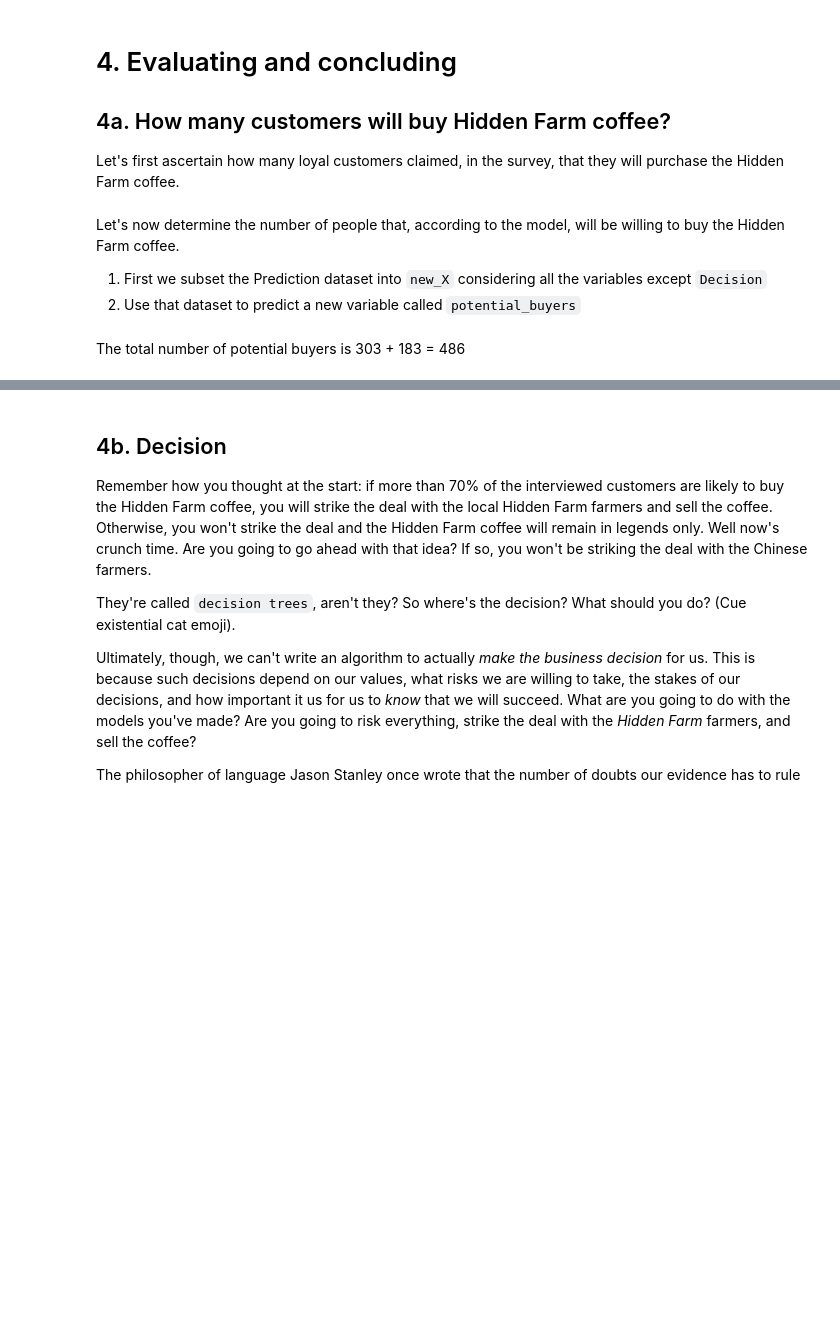
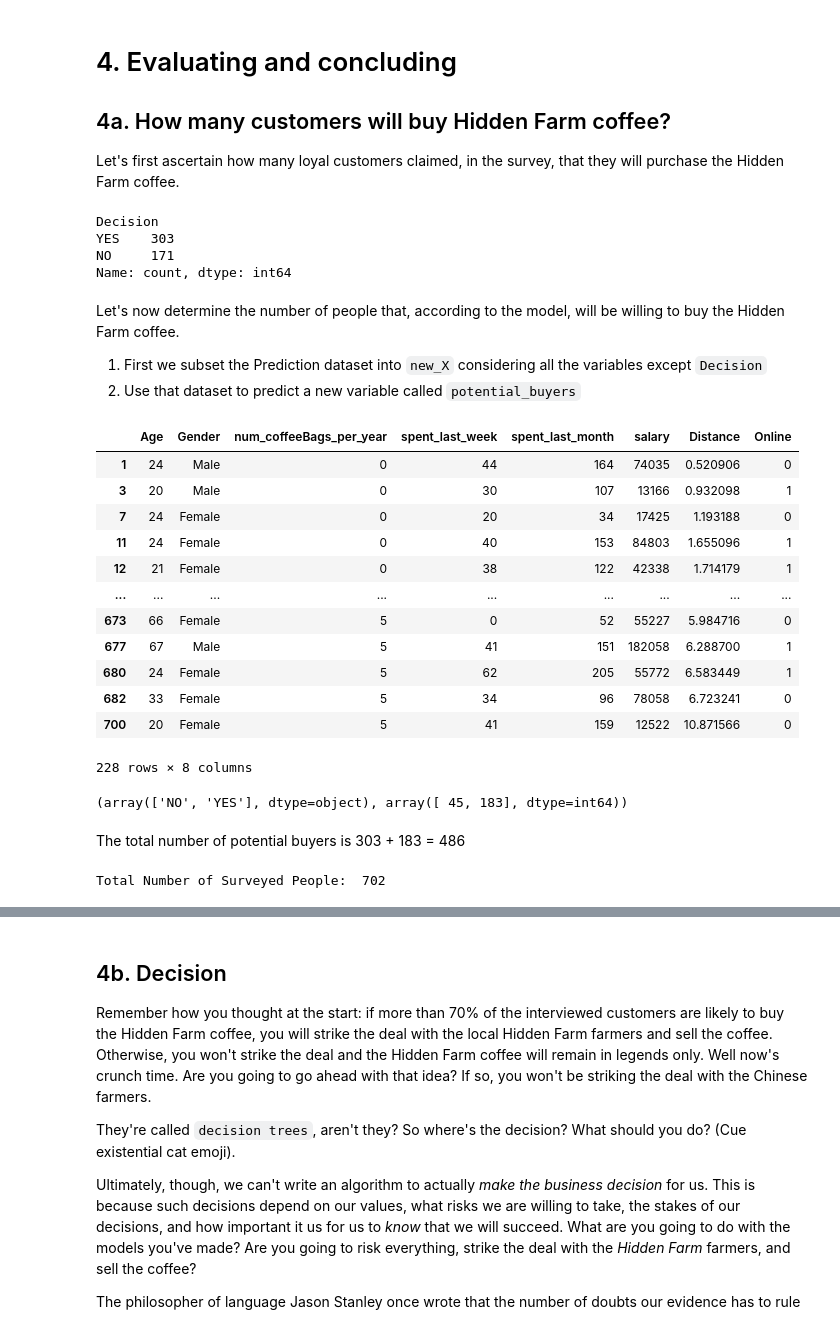
Before and after one commit to mdgarber/RRdinerCoffee_DecisionTree, a Jupyter notebook: 1613148038_Springboard_Decision_Tree_Specialty_Coffee_Case_Study_28012021_2_/Springboard Decision Tree Specialty Coffee Case Study - Tier 3.ipynb, the cells around one changed output, grey strips where cells are left out. Drawn from its saved outputs; the diff is of its cells as text; code cells hidden in the pictures; blank space fills up the shorter version.

```diff
--- a/1613148038_Springboard_Decision_Tree_Specialty_Coffee_Case_Study_28012021_2_/Springboard Decision Tree Specialty Coffee Case Study - Tier 3.ipynb
+++ b/1613148038_Springboard_Decision_Tree_Specialty_Coffee_Case_Study_28012021_2_/Springboard Decision Tree Specialty Coffee Case Study - Tier 3.ipynb
@@ -278,7 +278,7 @@ A: Yes. There seems to be a pretty clear diagonal decision boundary and positive
 ### 3. Get the subset of coffeeData with null values in the Decision column, and save that subset as Prediction
 # %%
 # Get just those rows whose value for the Decision column is null
-Prediction = coffeeData['Decision'].isnull()
+Prediction = coffeeData[coffeeData['Decision'].isnull()]
 # %%
 # Call describe() on Prediction
 Prediction.describe()
@@ -554,7 +616,12 @@ Now this is an elegant tree. Its accuracy might not be the highest, but it's sti
 Let's first ascertain how many loyal customers claimed, in the survey, that they will purchase the Hidden Farm coffee.
 # %%
 # Call value_counts() on the 'Decision' column of the original coffeeData
-_ _ _
+coffeeData['Decision'].value_counts()
+# %% [output]
+Decision
+YES    303
+NO     171
+Name: count, dtype: int64
 # %% [markdown]
 Let's now determine the number of people that, according to the model, will be willing to buy the Hidden Farm coffee.
 1. First we subset the Prediction dataset into `new_X` considering all the variables except `Decision`
@@ -562,9 +629,27 @@ Let's now determine the number of people that, according to the model, will be w
 # %%
 # Feature selection
 # Make a variable called feature_cols, and assign it a list containing all the column names except 'Decision'
-_ _ _
+feature_cols = ["Age", "Gender", "num_coffeeBags_per_year", "spent_last_week", "spent_last_month",
+       "salary", "Distance", "Online"]
 
 # Make a variable called new_X, and assign it the subset of Prediction, containing just the feature_cols
-_ _ _
+new_X = Prediction[feature_cols]
+# %%
+#check new X
+new_X
+# %% [output]
+|  | Age | Gender | num_coffeeBags_per_year | spent_last_week | spent_last_month | salary | Distance | Online |
+| 1 | 24 | Male | 0 | 44 | 164 | 74035 | 0.520906 | 0 |
+| 3 | 20 | Male | 0 | 30 | 107 | 13166 | 0.932098 | 1 |
+| 7 | 24 | Female | 0 | 20 | 34 | 17425 | 1.193188 | 0 |
+| 11 | 24 | Female | 0 | 40 | 153 | 84803 | 1.655096 | 1 |
+| 12 | 21 | Female | 0 | 38 | 122 | 42338 | 1.714179 | 1 |
+| ... | ... | ... | ... | ... | ... | ... | ... | ... |
+| 673 | 66 | Female | 5 | 0 | 52 | 55227 | 5.984716 | 0 |
+| 677 | 67 | Male | 5 | 41 | 151 | 182058 | 6.288700 | 1 |
+| 680 | 24 | Female | 5 | 62 | 205 | 55772 | 6.583449 | 1 |
+| 682 | 33 | Female | 5 | 34 | 96 | 78058 | 6.723241 | 0 |
+| 700 | 20 | Female | 5 | 41 | 159 | 12522 | 10.871566 | 0 |
+228 rows × 8 columns
 # %%
 # Call get_dummies() on the Pandas object pd, with new_X plugged in, to one-hot encode all features in the training set
@@ -576,11 +661,15 @@ _ _ _
 # %%
 # Let's get the numbers of YES's and NO's in the potential buyers
 # Call unique() on np, and pass potential_buyers and return_counts=True
-_ _ _
+np.unique(potential_buyers, return_counts=True)
+# %% [output]
+(array(['NO', 'YES'], dtype=object), array([ 45, 183], dtype=int64))
 # %% [markdown]
 The total number of potential buyers is 303 + 183 = 486
 # %%
 # Print the total number of surveyed people
-_ _ _
+print('Total Number of Surveyed People: ', len(coffeeData))
+# %% [output]
+Total Number of Surveyed People:  702
 # %%
 # Let's calculate the proportion of buyers
```
Also changed, not shown: parts of 21 cells of this notebook.
